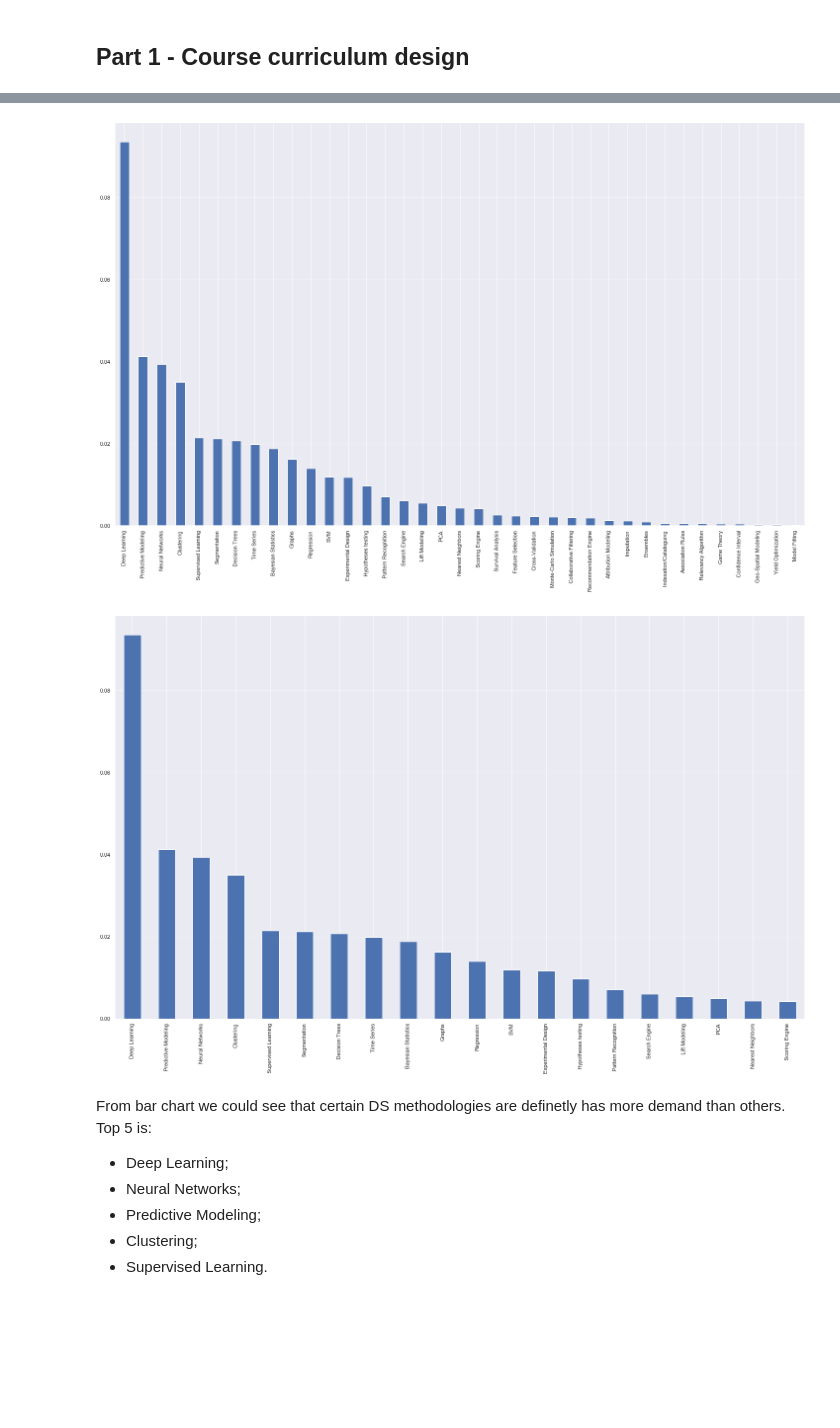
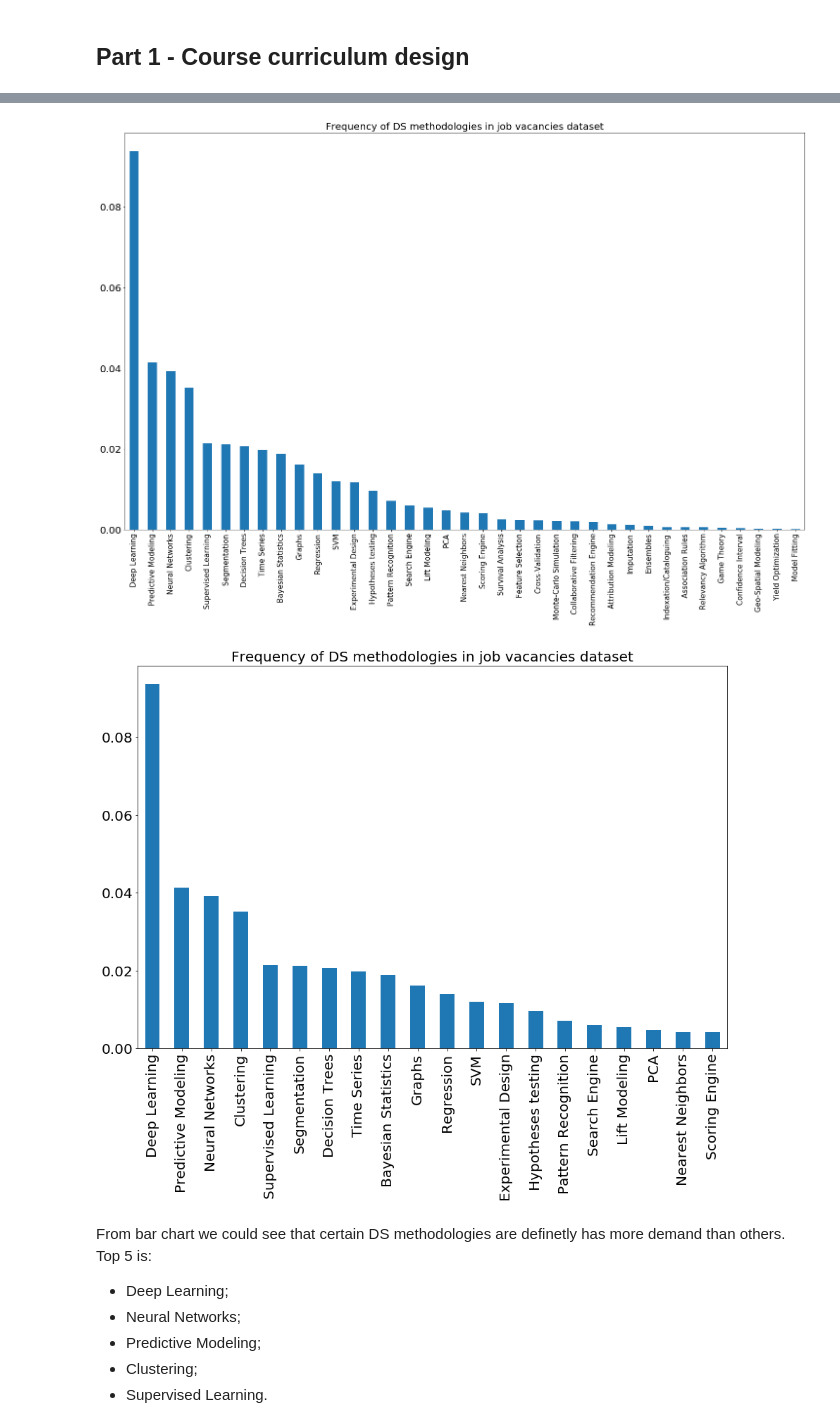
Before and after one commit to kai-wren/Intro2DS, a Jupyter notebook: Mykhaylo_Manukian_Project.ipynb, the cells around one changed output, grey strips where cells are left out. Drawn from its saved outputs; the diff is of its cells as text; code cells hidden in the pictures; blank space fills up the shorter version.

```diff
--- a/Mykhaylo_Manukian_Project.ipynb
+++ b/Mykhaylo_Manukian_Project.ipynb
@@ -23,7 +23,8 @@ import numpy as np
 import seaborn as sns
 from sklearn.cluster import KMeans
 import scipy.cluster.hierarchy as sch
-sns.set()
+import matplotlib.ticker as mtick
+# sns.set()
 # %% [markdown]
 Loading data with vacancies from four different sources - headhunter.com, glassdoor.com, monster.com and indeed.com. Data source for glassdoor.com was collected by teammate Elizaveta, data source for indeed.com colelcted by teammate Natalia, other data sources were collected on my own. Data collection were done in separate notebooks which are submitted with this one.
 
@@ -213,7 +225,7 @@ def prepare_skills (key):
         skills['Travel & Hospitality'] = ['hospitality', 'travel']
         skills['Media & Entertainment'] = ['entertainment', ' media ']
         skills['Automotive'] = ['automotive']
-        skills['Industry'] = ['industry']
+        skills['Heavy Industry'] = ['heavy industry', 'industrial', 'machinery']
         skills['Information Technology'] = ['information technology']
         skills['Energy'] = ['energy', 'natural resource']
         skills['Life Science'] = ['life science']
@@ -266,7 +278,37 @@ def prepare_skills (key):
         skills['Plotly'] = ['plotly']
         skills['Matplotlib'] = ['matplotlib']
         skills['seaborn'] = ['seaborn']
+        skills['XGBoost'] = ['xgboost']
+        skills['Julia'] = ['julia']
 
+    if key == 'ML_algo':
+        skills['Regression'] = ['linear regression', 'logistical regression']
+        skills['Random Forest'] = ['random forest', 'forest']
+        skills['Gradient Boosted Trees'] = ['gradient boosted trees', 'gradient boosted', 'gradient boost']
+        skills['SVM'] = ['Support Vector Machines', 'SVM']
+        skills['Neural Networks'] = ['neural networks', 'neural']
+        skills['Decision Trees'] = ['decision trees', 'decision tree', 'tree']
+        skills['Naive Bayes;'] = ['naive bayes', 'naive', 'bayes']
+        skills['Nearest Neighbor'] = ['nearest neighbor']
+        skills['k-Means Clustering'] = ['k-means clustering', 'k-means', 'k means']
+        skills['t-SNE'] = ['t-sne', 't-distributed stochastic neighbor embedding', 'stochastic neighbor embedding',
+                          'stochastic neighbor', 'neighbor embedding', 'stochastic embedding']
+        skills['PCA'] = ['principal component analysis', 'pca', 'principal component']
+        skills['Association rule'] = ['association rule']
+        skills['Q-Learning'] = ['q-learning', 'q learning', 'q-learn', 'q learn']
+        skills['Temporal Difference'] = ['temporal difference', ' td ']
+        skills['Monte-Carlo Tree Search'] = ['monte-carlo tree search', 'mcts']
+        skills['Asynchronous Actor-Critic Agents'] = ['asynchronous actor-critic agents', 'a3c', 'actor-critic']
+#         skills['Supervised Learning'] = [' supervised learning', ' supervised']
+#         skills['Unsupervised Learning'] = ['unsupervised learning', 'unsupervised']
+#         skills['Reinforcement Learning'] = ['reinforcement learning', 'reinforcement', 'reinforce']
+
+    if key == 'math':
+        skills['Statistic'] = ['statistic', 'probability']
+        skills['Linear Algebra'] = ['linear algebra', 'algebra']
+        skills['Econometrics'] = ['econometrics', 'econome']
+        skills['Mathematics'] = ['mathematics', ' math ']
+        skills['Calculus'] = ['calculus']
 
 #         skills[''] = ['']
 
@@ -284,25 +327,31 @@ Since certain skill does not appears at all, I am removing those from resulting
 # %%
 ds_skills=prepare_skills('DS_algo')
 
 ds_res=get_skills(job_ds['Job_Description'], ds_skills)
 
 ds_df = pd.DataFrame(ds_res).apply(pd.to_numeric)
 
 ds_df = ds_df[ds_df.columns[ds_df.sum() != 0]]
 
 plt.figure(figsize=(25,15))
 ds_df.mean().sort_values(ascending=False).plot.bar()
+plt.title('Frequency of DS methodologies in job vacancies dataset', size=20)
+plt.xticks(size=15)
+plt.yticks(size=20)
 plt.show()
 
 # ds_threshold = np.quantile(ds_df.mean(), 0.25)
 ds_reduced_df = ds_df[ds_df.columns[ds_df.mean() > 0.003]]
 
-plt.figure(figsize=(25,15))
+plt.figure(figsize=(15,10))
 ds_reduced_df.mean().sort_values(ascending=False).plot.bar()
+plt.title('Frequency of DS methodologies in job vacancies dataset', size=20)
+plt.xticks(size=20)
+plt.yticks(size=20)
 plt.show()
 # %% [output]
-[figure, old version]
+[figure, new version]
-[figure, old version]
+[figure, new version]
 # %% [markdown]
 From bar chart we could see that certain DS methodologies are definetly has more demand than others. Top 5 is:
 - Deep Learning;
```
Also changed, not shown: parts of 37 cells of this notebook, 2 other files.
